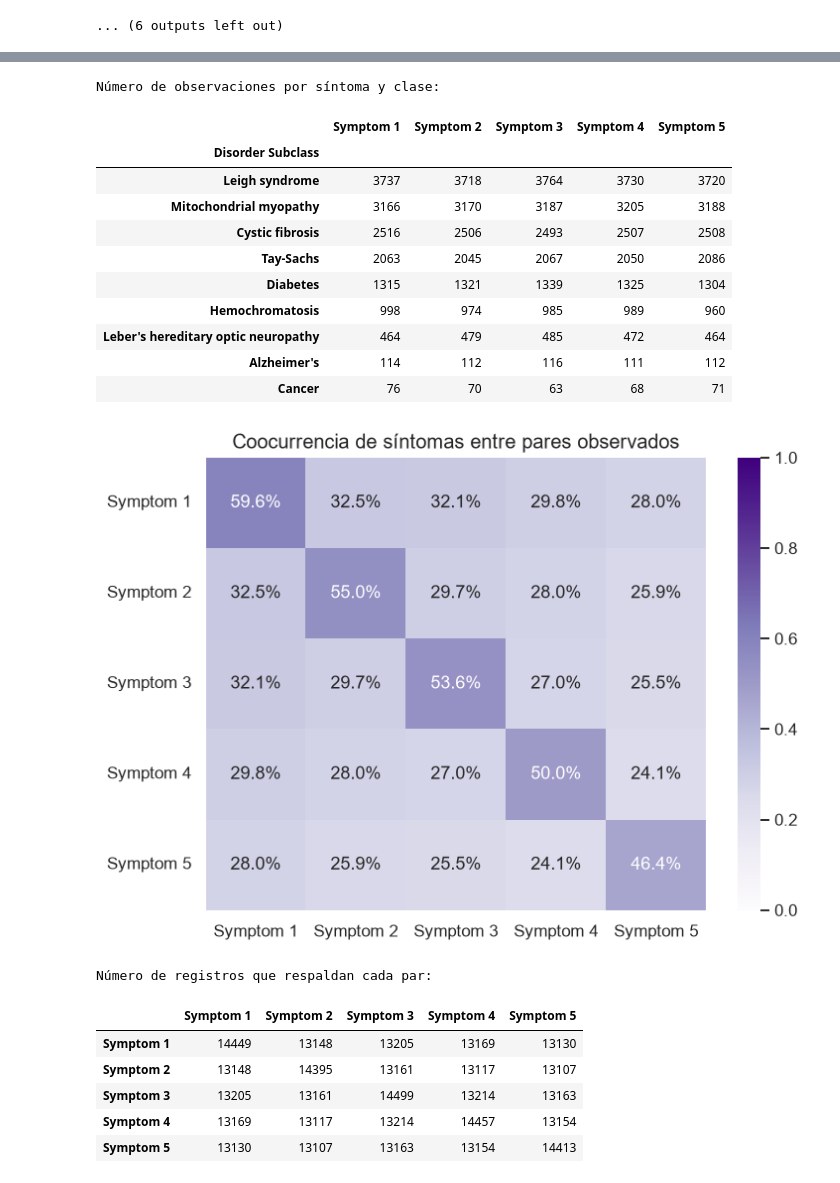
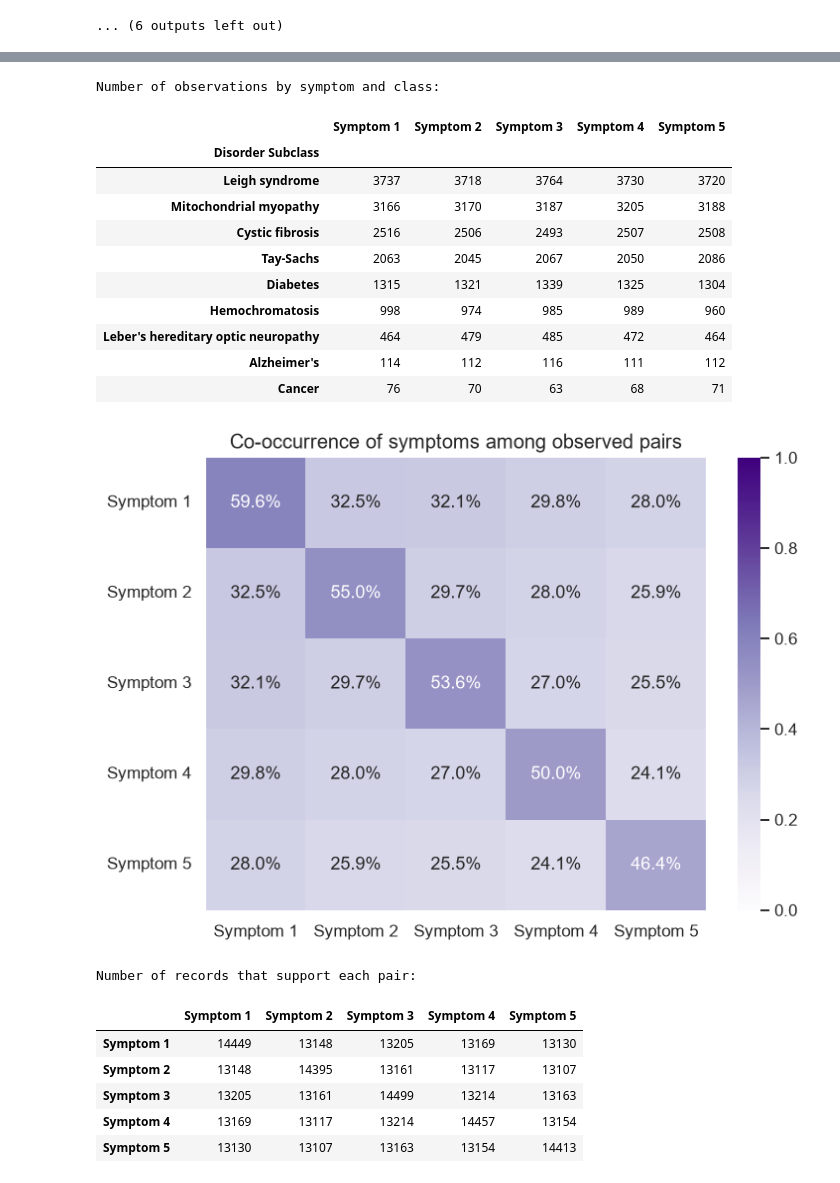
Before and after one commit to Alarcorp/quantum-ml-genetic-disorder-classification, a Jupyter notebook: quantum-ml-genetic-disorder-classification.ipynb, the cells around one changed output, grey strips where cells are left out. Drawn from its saved outputs; the diff is of its cells as text; code cells hidden in the pictures.

```diff
--- a/quantum-ml-genetic-disorder-classification.ipynb
+++ b/quantum-ml-genetic-disorder-classification.ipynb
@@ -1483,8 +1363,8 @@ for ax, column in zip(axes.flat, NUMERIC_EDA_COLUMNS):
         ax=ax,
         color="steelblue",
     )
-    ax.set_title(f"{column}\nn observado = {len(values):,}")
-    ax.set_ylabel("Registros")
+    ax.set_title(f"{column}\nn observed = {len(values):,}")
+    ax.set_ylabel("Records")
 
 plt.tight_layout()
 plt.show()
@@ -1498,11 +1378,11 @@ for column in NUMERIC_EDA_COLUMNS:
     lower, upper = q1 - 1.5 * iqr, q3 + 1.5 * iqr
 
     extreme_summary.append({
-        "variable": column,
-        "limite_inferior_IQR": lower,
-        "limite_superior_IQR": upper,
-        "fuera_limites_n": ((values < lower) | (values > upper)).sum(),
-        "n_observado": len(values),
+        "": column,
+        "lower_limit_IQR": lower,
+        "upper_limit_IQR": upper,
+        "outside_limits_n": ((values < lower) | (values > upper)).sum(),
+        "n_observed": len(values),
     })
 
 display(pd.DataFrame(extreme_summary).round(3))
@@ -1554,7 +1434,7 @@ for column in NUMERIC_EDA_COLUMNS:
         showfliers=True,
         fliersize=2,
     )
-    plt.title(f"{column} por clase")
+    plt.title(f"{column} by class")
     plt.ylabel("")
     plt.tight_layout()
     plt.show()
@@ -1637,7 +1662,7 @@ sns.heatmap(
     cmap="Blues",
     ax=axes[0],
 )
-axes[0].set_title("Síntomas positivos entre respuestas observadas")
+axes[0].set_title("Positive symptoms among observed responses")
 
 sns.heatmap(
     symptom_coverage,
@@ -1646,7 +1671,7 @@ sns.heatmap(
     cmap="Greens",
     ax=axes[1],
 )
-axes[1].set_title("Cobertura de observaciones por clase")
+axes[1].set_title("Coverage of observations by class")
 
 for ax in axes:
     ax.set_ylabel("")
@@ -1654,11 +1679,11 @@ for ax in axes:
 plt.tight_layout()
 plt.show()
 
-print("Número de observaciones por síntoma y clase:")
+print("Number of observations by symptom and class:")
 display(symptom_observed)
 
-# Proporción con ambos síntomas positivos,
-# condicionada a que ambos estén observados.
+# Proportion with both positive symptoms,
+# conditioned on both being observed.
 cooccurrence = pd.DataFrame(
     np.nan, index=SYMPTOM_COLUMNS, columns=SYMPTOM_COLUMNS
 )
@@ -1675,38 +1700,38 @@ for first in SYMPTOM_COLUMNS:
         if observed.any():
             cooccurrence.loc[first, second] = (
                 eda_train.loc[observed, first].eq(1)
                 & eda_train.loc[observed, second].eq(1)
             ).mean()
 
 plt.figure(figsize=(7, 5))
 sns.heatmap(
     cooccurrence,
     annot=True, fmt=".1%",
     vmin=0, vmax=1,
     cmap="Purples",
 )
-plt.title("Coocurrencia de síntomas entre pares observados")
+plt.title("Co-occurrence of symptoms among observed pairs")
 plt.tight_layout()
 plt.show()
 
-print("Número de registros que respaldan cada par:")
+print("Number of records that support each pair:")
 display(pair_support.astype(int))
 # %% [output]
 [figure]
-Número de observaciones por síntoma y clase:
+Number of observations by symptom and class:
 |  | Symptom 1 | Symptom 2 | Symptom 3 | Symptom 4 | Symptom 5 |
 | Disorder Subclass |  |  |  |  |  |
 | Leigh syndrome | 3737 | 3718 | 3764 | 3730 | 3720 |
 | Mitochondrial myopathy | 3166 | 3170 | 3187 | 3205 | 3188 |
 | Cystic fibrosis | 2516 | 2506 | 2493 | 2507 | 2508 |
 | Tay-Sachs | 2063 | 2045 | 2067 | 2050 | 2086 |
 | Diabetes | 1315 | 1321 | 1339 | 1325 | 1304 |
 | Hemochromatosis | 998 | 974 | 985 | 989 | 960 |
 | Leber's hereditary optic neuropathy | 464 | 479 | 485 | 472 | 464 |
 | Alzheimer's | 114 | 112 | 116 | 111 | 112 |
 | Cancer | 76 | 70 | 63 | 68 | 71 |
-[figure, old version]
+[figure, new version]
-Número de registros que respaldan cada par:
+Number of records that support each pair:
 |  | Symptom 1 | Symptom 2 | Symptom 3 | Symptom 4 | Symptom 5 |
 | Symptom 1 | 14449 | 13148 | 13205 | 13169 | 13130 |
 | Symptom 2 | 13148 | 14395 | 13161 | 13117 | 13107 |
```
Also changed, not shown: parts of 39 cells of this notebook, 14 other files.
